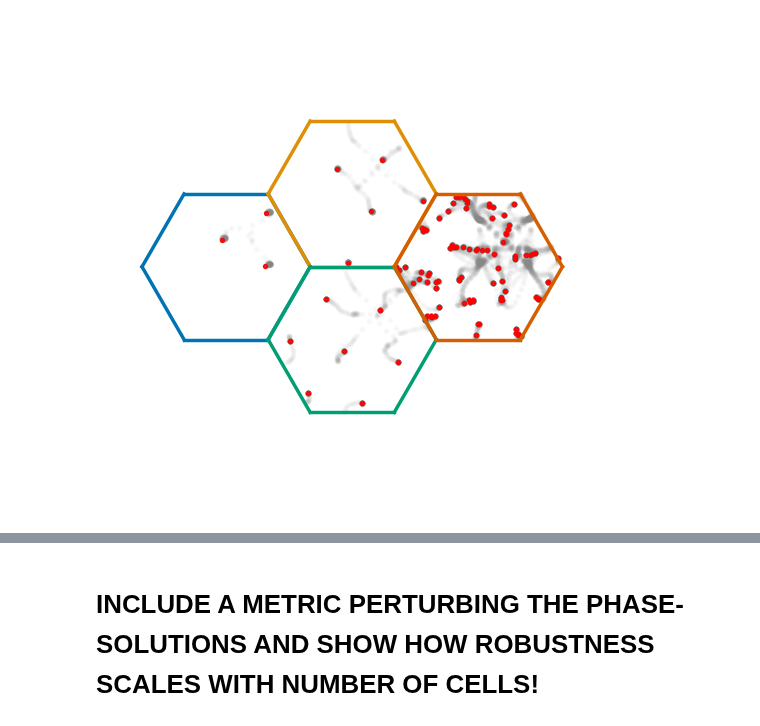
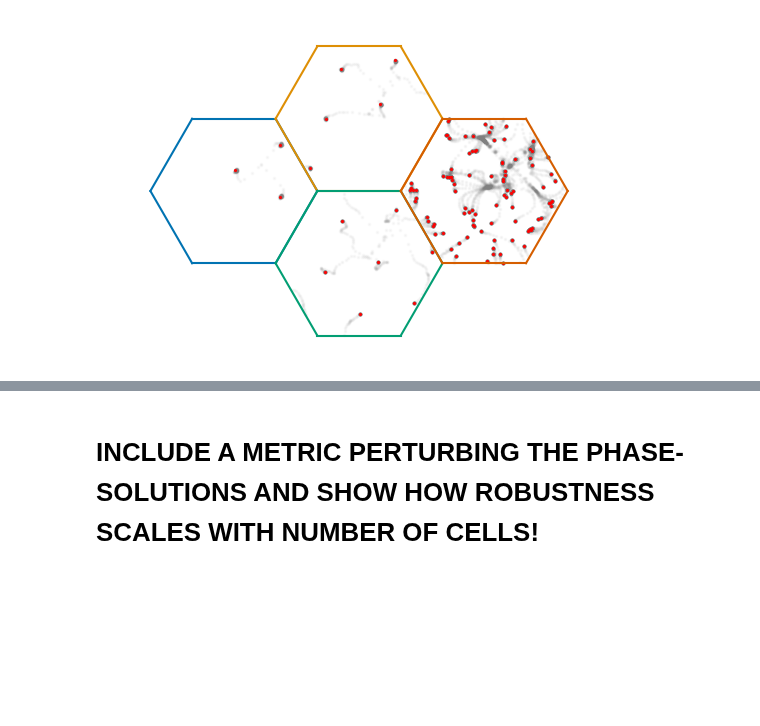
Before and after one commit to bioAI-Oslo/CI-grid-cells, a Jupyter notebook: figure-generating-notebooks/training-dynamics.ipynb, the cells around one changed output, grey strips where cells are left out. Saved outputs shown, nothing was run; the diff lists cells and outputs as text; code cells hidden in the pictures; blank space fills up the shorter version.

```diff
--- a/figure-generating-notebooks/training-dynamics.ipynb
+++ b/figure-generating-notebooks/training-dynamics.ipynb
@@ -27,8 +27,10 @@ for ncells in ncells_to_include:
                                 dropout=False,lr=1e-3,p_magnitude=0,r_magnitude=1e-1)
     robust_ci_model = RobustSimilitude(ncells=ncells,dtype=dtype,rectify=False,
                                        dropout=False,lr=1e-3,p_magnitude=1e-1,r_magnitude=1e-1)
+    jacobian_model = Similitude2(ncells=ncells, dtype=dtype, rectify=False)
     models.append(ci_model)
     models.append(robust_ci_model)
+    models.append(jacobian_model)
 
 for model in models:
     model.set_phases(torch.normal(torch.zeros((model.ncells,2))+0.2,0.01))
@@ -40,6 +42,8 @@ def train_model(model):
     Gs = []
     phases_history = [model.phases.clone().detach().numpy()]
     for epoch in tqdm.trange(4000):
+        if epoch == 3500:
+            model.p_magnitude=0
         rs = model.unit_cell.sample(nsamples_space)
         rs = torch.tensor(rs,dtype=dtype)
         loss = model.train_step(rs)
@@ -58,3 +62,6 @@ for model in models:
     phases_histories.append(phases_history)
 loss_histories = np.array(loss_histories)
 Gss = np.array(Gss)
+# %%
+width_ratio_hexagons = (np.linalg.norm(model.unit_cell.basis[0])*4) / (np.linalg.norm(model.unit_cell.hpoints[0])*5)
+width_ratio_hexagons
@@ -103,3 +131,24 @@ def plot_phases_history(ax,phases_history,center,model,color):
     ax.scatter(*phases_history[-1].T, c='red')
     #ax.scatter(*phases_history[0].T,c='blue')
     model.unit_cell.plot(fig,ax,center=center,color=color)
+# %%
+height_fraction_addition = (np.linalg.norm(model.unit_cell.basis[0])*2*5) / (np.linalg.norm(model.unit_cell.hpoints[0])*13/2)
+#figsize=set_size(fraction=(width_ratio_hexagons,1/3),mode='square')
+#figsize=set_size(fraction=(width_ratio_hexagons,height_fraction_addition/3),mode='square')
+figsize=set_size(fraction=(width_ratio_hexagons,1),mode='square')
+fig,ax = plt.subplots(figsize=figsize)#,dpi=250)
+ax.axis('off')
+ax.axis('equal')
+fig.subplots_adjust(top=1,bottom=0,right=1,left=0,wspace=0,hspace=-0)
+sc = model.unit_cell.center # start center
+centers = np.array([sc, sc + 2*model.unit_cell.basis[1],
+                    sc + 2*model.unit_cell.basis[0], sc + 3*model.unit_cell.hpoints[0]])
+for i in range(len(centers)):
+    center = centers[i]
+    plot_phases_history(ax,phases_histories[i*3],centers[i],models[i*3],color_cycler[i])
+    center += 2*model.unit_cell.basis[0] + 2*model.unit_cell.basis[-1] # down-right + down
+    plot_phases_history(ax,phases_histories[i*3+1],centers[i],models[i*3+1],color_cycler[i])
+    center += 2*model.unit_cell.basis[-1] + 2*model.unit_cell.basis[-2] # down + down-left
+    plot_phases_history(ax,phases_histories[i*3+2],centers[i],models[i*3+2],color_cycler[i])
+
+plt.savefig('./P3-12.png')
@@ -106,14 +157,18 @@ def plot_phases_history(ax,phases_history,center,model,color):
 # %%
-figsize=set_size(fraction=(1/2,1/2),mode='square')
-fig,ax = plt.subplots(figsize=figsize,dpi=250)
+height_fraction_addition = (np.linalg.norm(model.unit_cell.basis[0])*2*5) / (np.linalg.norm(model.unit_cell.hpoints[0])*13/2)
+#figsize=set_size(fraction=(width_ratio_hexagons,1/3),mode='square')
+figsize=set_size(fraction=(width_ratio_hexagons,height_fraction_addition/3),mode='square')
+fig,ax = plt.subplots(figsize=figsize)#,dpi=250)
 ax.axis('off')
 ax.axis('equal')
 sc = model.unit_cell.center # start center
 centers = [sc, sc + 2*model.unit_cell.basis[1],
            sc + 2*model.unit_cell.basis[0], sc + 3*model.unit_cell.hpoints[0]]
 #for (phases_history,model,center) in zip(phases_histories[::2],models[::2],centers):
 for i in range(len(centers)):
-    plot_phases_history(ax,phases_histories[i*2],centers[i],models[i*2],color_cycler[i])
+    plot_phases_history(ax,phases_histories[i*3],centers[i],models[i*3],color_cycler[i])
+plt.subplots_adjust(top=1,bottom=0,right=1,left=0,wspace=0,hspace=-0)
+plt.savefig('./P3-12.png')
 # %% [output]
-[figure, old version]
+[figure, new version]
 # %%
```
Also changed, not shown: parts of 22 cells of this notebook, 5 other files.
